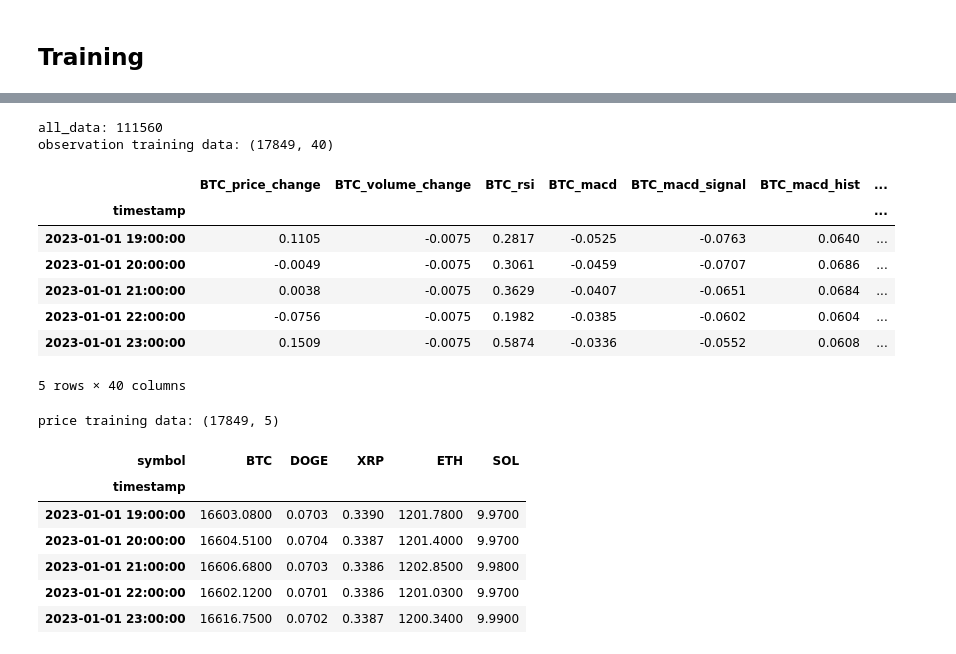
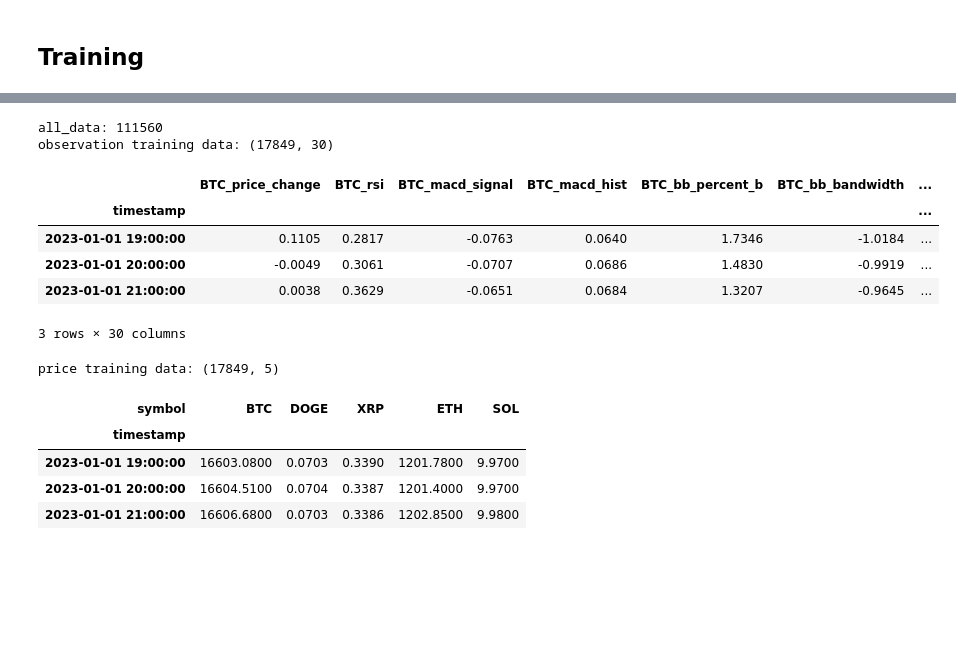
Before and after one commit to Pappa/bandido, a Jupyter notebook: notebooks/crypto/02-tf-agents-bandit-train.ipynb, the cells around one changed output, grey strips where cells are left out. Saved outputs shown, nothing was run; the diff lists cells and outputs as text; code cells hidden in the pictures; blank space fills up the shorter version.

```diff
--- a/notebooks/crypto/02-tf-agents-bandit-train.ipynb
+++ b/notebooks/crypto/02-tf-agents-bandit-train.ipynb
@@ -46,64 +46,60 @@ DATA_FILEPATH = 'data/ohlcv.csv.gz'
 POLICY_SAVE_PATH = 'policy'
 
 # Model Hyperparameters
-CONTEXT_LENGTH = 10
-NUM_TRAINING_STEPS = 15000  # Increased for more meaningful training
+NUM_TRAINING_STEPS = 10000  # Increased for more meaningful training
 ALPHA = 1.0 # LinUCB exploration parameter
 TEST_SIZE = 0.2
 
 TECHNICAL_FEATURES = ['price_change', 'volume_change', 'rsi', 'macd', 'macd_signal', 'macd_hist', 'bb_percent_b', 'bb_bandwidth']
+TECHNICAL_FEATURES = ['price_change', 'rsi', 'macd_signal', 'macd_hist', 'bb_percent_b', 'bb_bandwidth']
 
 # Load Data
 df = pd.read_csv(DATA_FILEPATH, compression='gzip', parse_dates=['timestamp']) #.set_index('timestamp')
-all_data = preprocess_data(df)
+all_data = preprocess_data(df) #.iloc[3000:]
 observation_df, prices_df = create_wide_format_data(
     all_data,
     symbols=SYMBOLS,
     features=TECHNICAL_FEATURES
 )
 
 print(f"all_data: {len(all_data)}")
 
 train_observation_df, test_observation_df = train_test_split(
     observation_df,
     test_size=TEST_SIZE,
     shuffle=False
 )
 
 train_prices_df, test_prices_df = train_test_split(
     prices_df,
     test_size=TEST_SIZE,
     shuffle=False
 )
 
 scaler = StandardScaler()
 train_observation_scaled_df = pd.DataFrame(scaler.fit_transform(train_observation_df), columns=train_observation_df.columns, index=train_observation_df.index)
 test_observation_scaled_df = pd.DataFrame(scaler.transform(test_observation_df), columns=train_observation_df.columns, index=test_observation_df.index)
 
 print(f"observation training data: {train_observation_scaled_df.shape}")
-display(train_observation_scaled_df.head(5))
+display(train_observation_scaled_df.head(3))
 
 print(f"price training data: {train_prices_df.shape}")
-display(train_prices_df.head(5))
+display(train_prices_df.head(3))
 # %% [output]
 all_data: 111560
-observation training data: (17849, 40)
+observation training data: (17849, 30)
-|  | BTC_price_change | BTC_volume_change | BTC_rsi | BTC_macd | BTC_macd_signal | BTC_macd_hist | ... |
+|  | BTC_price_change | BTC_rsi | BTC_macd_signal | BTC_macd_hist | BTC_bb_percent_b | BTC_bb_bandwidth | ... |
 | timestamp |  |  |  |  |  |  | ... |
-| 2023-01-01 19:00:00 | 0.1105 | -0.0075 | 0.2817 | -0.0525 | -0.0763 | 0.0640 | ... |
-| 2023-01-01 20:00:00 | -0.0049 | -0.0075 | 0.3061 | -0.0459 | -0.0707 | 0.0686 | ... |
-| 2023-01-01 21:00:00 | 0.0038 | -0.0075 | 0.3629 | -0.0407 | -0.0651 | 0.0684 | ... |
-| 2023-01-01 22:00:00 | -0.0756 | -0.0075 | 0.1982 | -0.0385 | -0.0602 | 0.0604 | ... |
-| 2023-01-01 23:00:00 | 0.1509 | -0.0075 | 0.5874 | -0.0336 | -0.0552 | 0.0608 | ... |
+| 2023-01-01 19:00:00 | 0.1105 | 0.2817 | -0.0763 | 0.0640 | 1.7346 | -1.0184 | ... |
+| 2023-01-01 20:00:00 | -0.0049 | 0.3061 | -0.0707 | 0.0686 | 1.4830 | -0.9919 | ... |
+| 2023-01-01 21:00:00 | 0.0038 | 0.3629 | -0.0651 | 0.0684 | 1.3207 | -0.9645 | ... |
-5 rows × 40 columns
+3 rows × 30 columns
 price training data: (17849, 5)
 | symbol | BTC | DOGE | XRP | ETH | SOL |
 | timestamp |  |  |  |  |  |
 | 2023-01-01 19:00:00 | 16603.0800 | 0.0703 | 0.3390 | 1201.7800 | 9.9700 |
 | 2023-01-01 20:00:00 | 16604.5100 | 0.0704 | 0.3387 | 1201.4000 | 9.9700 |
 | 2023-01-01 21:00:00 | 16606.6800 | 0.0703 | 0.3386 | 1202.8500 | 9.9800 |
-| 2023-01-01 22:00:00 | 16602.1200 | 0.0701 | 0.3386 | 1201.0300 | 9.9700 |
-| 2023-01-01 23:00:00 | 16616.7500 | 0.0702 | 0.3387 | 1200.3400 | 9.9900 |
 # %%
 # Setup Environment
 crypto_env = CryptoTradingEnvironment(
```
Also changed, not shown: parts of 5 cells of this notebook, 1 other file.
